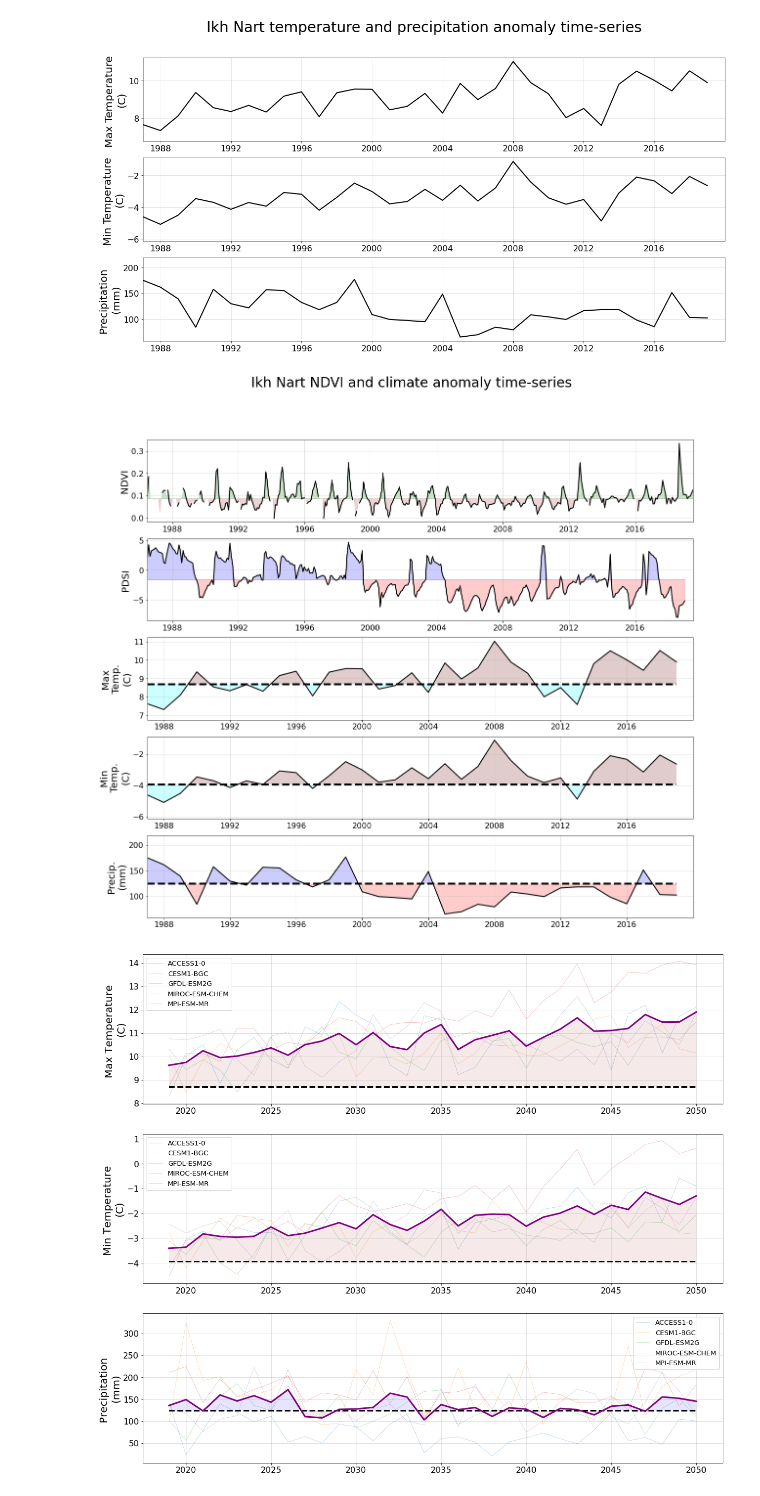
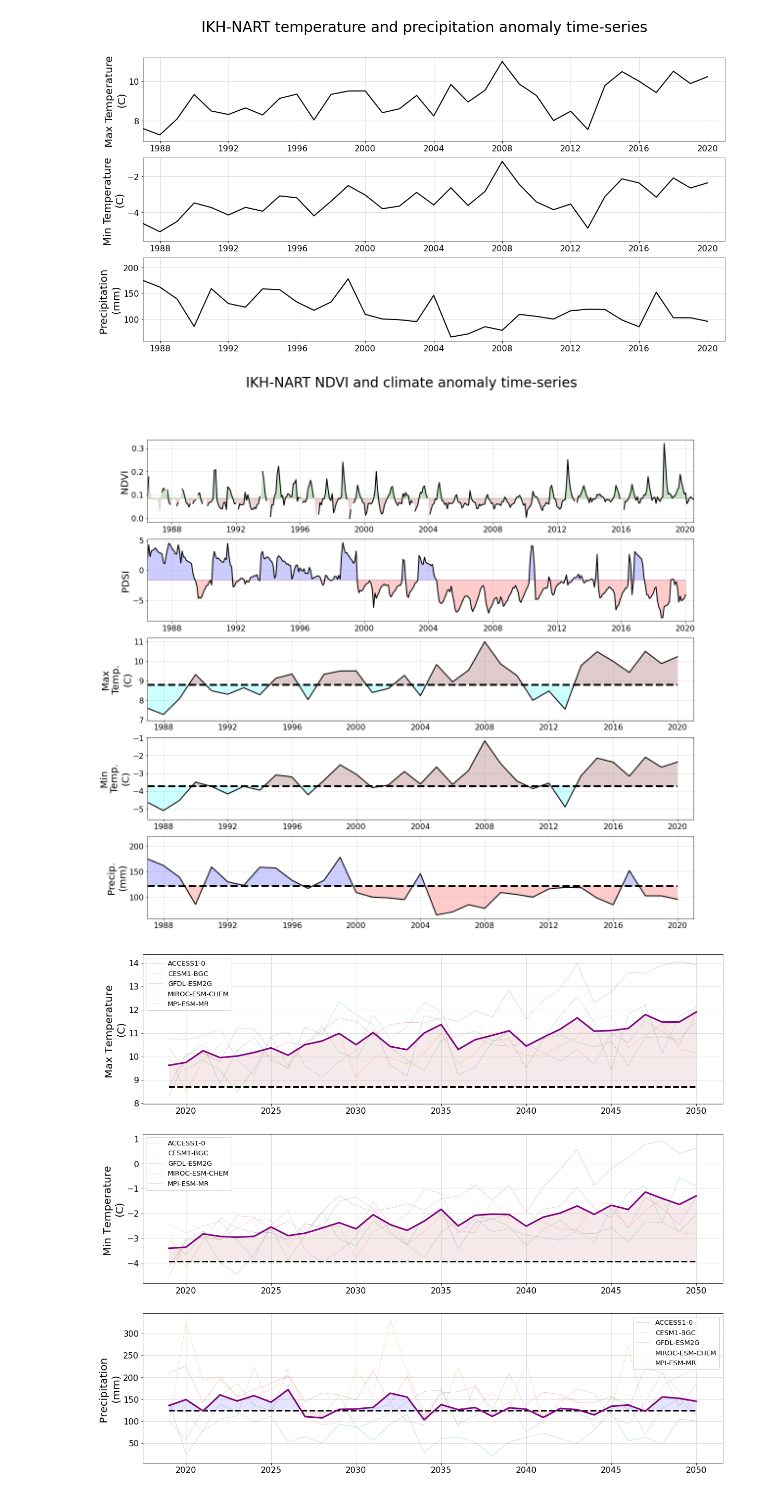
Before and after one commit to csp-inc/ikhnart, a Jupyter notebook: 02b-timeseries-reanalysis.ipynb, the cells around one changed output. Drawn from its saved outputs; the diff is of its cells as text; code cells hidden in the pictures.

```diff
--- a/02b-timeseries-reanalysis.ipynb
+++ b/02b-timeseries-reanalysis.ipynb
@@ -9,6 +11,0 @@ from scipy import stats
-# %%
-ds = pd.read_csv('./data/processed/TERRACLIMATE_processed.csv')
-ds.index = pd.to_datetime(ds.index)
-ndvi = pd.read_csv('./data/csv/LANDSAT_NDVI_EVI_ikhnart_v1_long_2019-06-24.csv')
-ndvi.index = pd.to_datetime(ndvi.img_date)
-ipoints = pd.read_csv('./data/csv/ikhnart_points_v1.csv')
@@ -15,15 +33,19 @@ ipoints = pd.read_csv('./data/csv/ikhnart_points_v1.csv')
 # %%
 #plot the distribution of ndvis for each point to determine representative samples
-pnts = np.unique(ndvi.location)
+pnts = np.unique(ndvi.loc_id)
 f, ax = plt.subplots(1,1,figsize=(6,4))
 means = np.zeros(len(pnts))
 stds = np.zeros(len(pnts))
-for p in pnts:
-    pnt = ndvi[ndvi.location==p]
+for i, p in enumerate(pnts):
+    pnt = ndvi[ndvi.loc_id==p]
     m, s = stats.norm.fit(pnt.NDVI)
-    means[p] = m
-    stds[p] = s
-    lnspc = np.linspace(-0.2,0.5,100)
+    means[i] = m
+    stds[i] = s
+    if BUCKET == 'ikh-nart':
+        vmin, vmax = -0.2, 0.5
+    else:
+        vmin, vmax = -0.2, 0.9
+    lnspc = np.linspace(vmin,vmax,100)
     pdf_norm = stats.norm.pdf(lnspc, m, s)
     #a,b,c = stats.gamma.fit(pnt.NDVI)
     #pdf_gamma = stats.gamma.pdf(lnspc, a,b,c)
@@ -94,10 +91,10 @@ ndvi
 # %%
 ndvi_mu = ndvi.groupby(ndvi.index).agg('median')
 ndvi_mu.index = pd.to_datetime(ndvi_mu.index)
+enddate='20200602'
+df = ds.groupby(['img_date']).agg('median')
+df.index = pd.to_datetime(df.index)
+subdf = df['19801201':enddate]
-# %%
-df = ds.groupby(['date']).agg('median')
-df.index = pd.to_datetime(df.index)
-subdf = df['19851201':'20190901']
 # %%
 ts ='1m'
 ndvi_resample = ndvi_mu.resample(ts).median()
@@ -286,8 +283,8 @@ ax[2].tick_params(axis='both', labelsize=16)
 ax[0].set_ylabel('Max Temperature \n(C)', fontsize=20)
 ax[1].set_ylabel('Min Temperature \n(C)', fontsize=20)
 ax[2].set_ylabel('Precipitation \n(mm)', fontsize=20)
-f.suptitle('Ikh Nart temperature and precipitation anomaly time-series',\
+f.suptitle(f'{BUCKET.upper()} temperature and precipitation anomaly time-series',\
           fontsize=28)
-f.savefig('./out/ikhnart_tmp_pr_climate_series_no_fill.png', dpi=300, bbox_inches='tight')
+f.savefig(f'./out/{BUCKET}_tmp_pr_climate_series_no_fill.png', dpi=300, bbox_inches='tight')
 # %% [output]
-[figure, old version]
+[figure, new version]
@@ -350,33 +345,33 @@ ax[3].fill_between(tmn_sample.index, tmn_sample.tmmn, tmn_mu_array,\
                    where=tmn_mu_array>=tmn_sample.tmmn,facecolor='#00ffff',\
                    alpha=0.2,interpolate=True)
 ax[3].fill_between(tmn_sample.index, tmn_sample.tmmn, tmn_mu_array,\
                    where=tmn_mu_array<=tmx_sample.tmmn,facecolor='#660000',\
                    alpha=0.2,interpolate=True)
 
 ax[4].plot(pr_sample.index, pr_sample.pr, color='black', lw=2)
 ax[4].plot(pr_sample.index, pr_mu_array, color='black', ls='--', lw=4)
 ax[4].fill_between(pr_sample.index, pr_sample.pr, pr_mu_array,\
                    where=pr_mu_array>=pr_sample.pr,facecolor='red',\
                    alpha=0.2,interpolate=True)
 ax[4].fill_between(pr_sample.index, pr_sample.pr, pr_mu_array,\
                    where=pr_mu_array<=pr_sample.pr,facecolor='blue',\
                    alpha=0.2,interpolate=True)
 
 ax[2].grid(alpha=0.5)
 ax[3].grid(alpha=0.5)
 ax[4].grid(alpha=0.5)
 ax[2].set_xlim(left=ndvi_resample.index[0],right=ndvi_resample.index[-1])
 ax[3].set_xlim(left=ndvi_resample.index[0],right=ndvi_resample.index[-1])
 ax[4].set_xlim(left=ndvi_resample.index[0],right=ndvi_resample.index[-1])
 ax[2].tick_params(axis='both', labelsize=16)
 ax[3].tick_params(axis='both', labelsize=16)
 ax[4].tick_params(axis='both', labelsize=16)
 
 ax[2].set_ylabel('Max\nTemp.\n(C)', fontsize=20)
 ax[3].set_ylabel('Min\nTemp.\n(C)', fontsize=20)
 ax[4].set_ylabel('Precip.\n(mm)', fontsize=20)
-f.suptitle('Ikh Nart NDVI and climate anomaly time-series',\
+f.suptitle(f'{BUCKET.upper()} NDVI and climate anomaly time-series',\
           fontsize=28)
-f.savefig('./out/ikhnart_summary_series.png', dpi=300, bbox_inches='tight')
+f.savefig(f'./out/{BUCKET}_summary_series.png', dpi=300, bbox_inches='tight')
 # %% [output]
-[figure, old version]
+[figure, new version]
```
Also changed, not shown: parts of 12 cells of this notebook, 3 other files.
